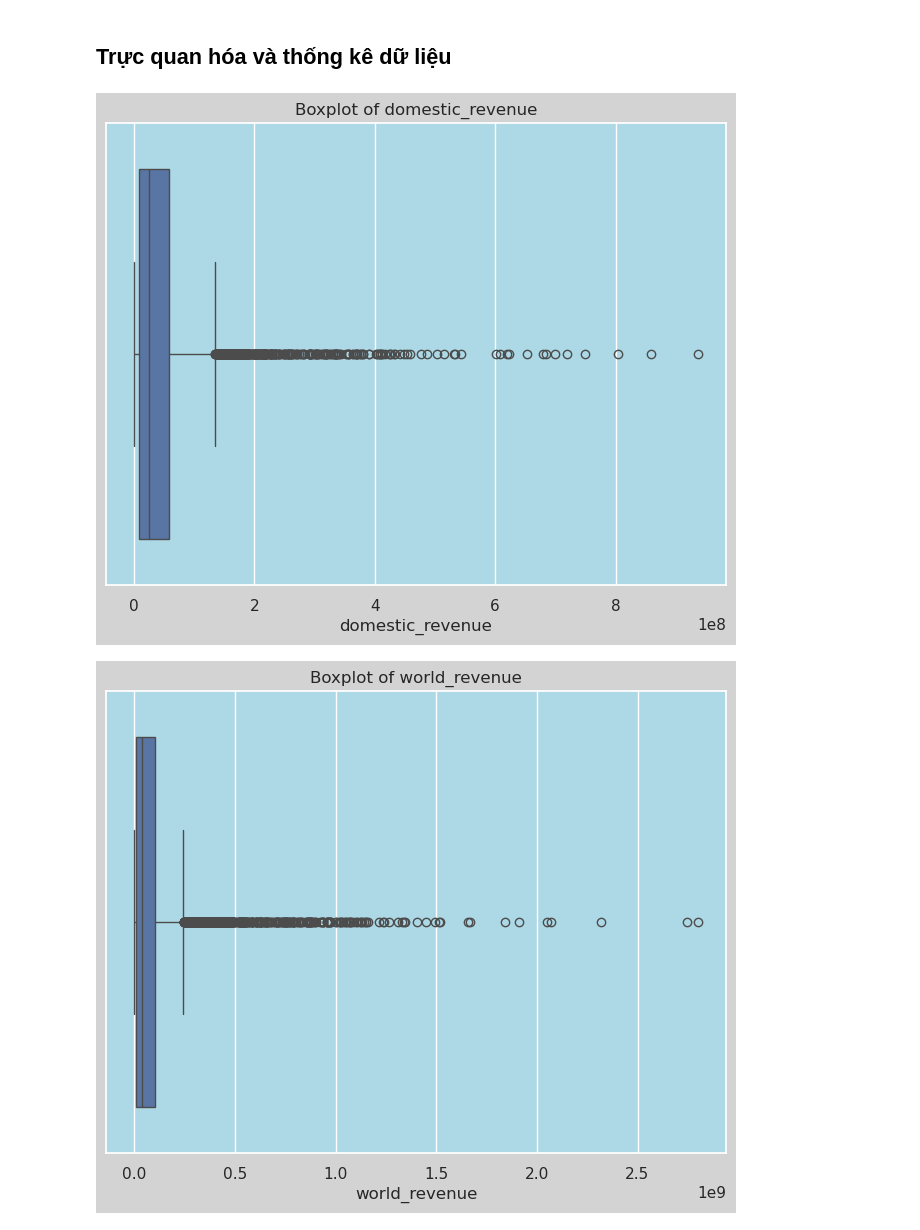
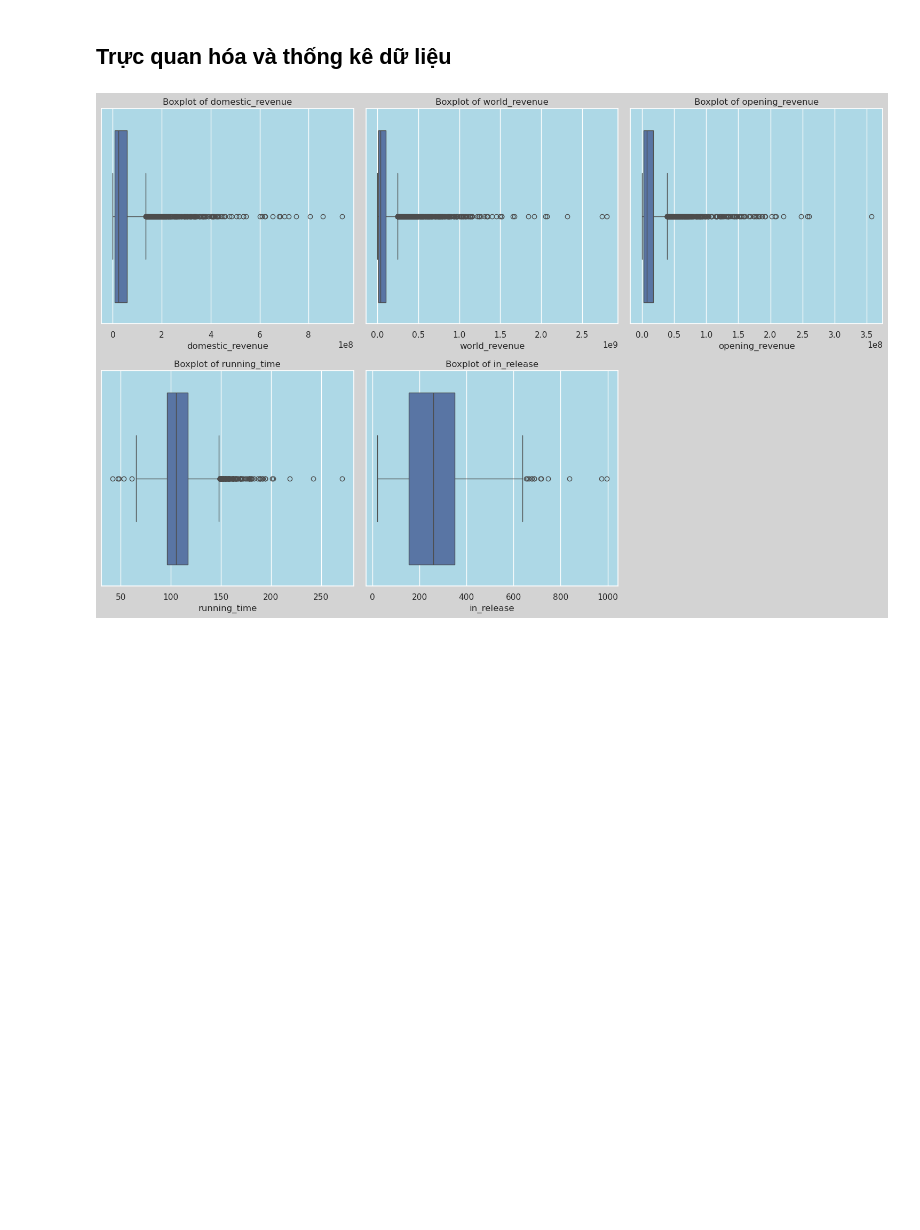
Before and after one commit to NguyenQuocHung47/Intro2DS-PJ1, a Jupyter notebook: KhamPha_TienXuLy.ipynb, the cells around one changed output. Drawn from its saved outputs; the diff is of its cells as text; code cells hidden in the pictures; blank space fills up the shorter version.

```diff
--- a/KhamPha_TienXuLy.ipynb
+++ b/KhamPha_TienXuLy.ipynb
@@ -307,21 +307,28 @@ memory usage: 409.1+ KB
 # %%
 # Separate numeric and categorical columns
 numeric_cols = df.select_dtypes(include=['int64', 'float64']).columns
 categorical_cols = df.select_dtypes(
     include=['object', 'bool', 'datetime64[ns]']).columns
 
+# Create a single figure for all boxplots
+plt.figure(figsize=(15, 10))
+
 # Plot boxplots for numeric columns
-for col in numeric_cols:
-    plt.figure(figsize=(8, 6))
+for i, col in enumerate(numeric_cols, 1):
+    plt.subplot(2, 3, i)  # 2 rows, 3 columns, i-th subplot
+    sns.boxplot(x=df[col])
     plt.title(f'Boxplot of {col}')
-    sns.boxplot(x=df[col])
-    plt.show()
+
+# Adjust layout to prevent overlap
+plt.tight_layout()
+
+# Show the combined figure
+plt.show()
 
 # Print basic statistics for categorical columns
 print("\nBasic Statistics for Categorical Columns:")
 for col in categorical_cols:
     print(f'\nColumn: {col}')
     print(df[col].describe())
 # %% [output]
-[figure, old version]
+[figure, new version]
-[figure, removed]
```
Also changed, not shown: parts of 1 cell of this notebook, 1 other file.
